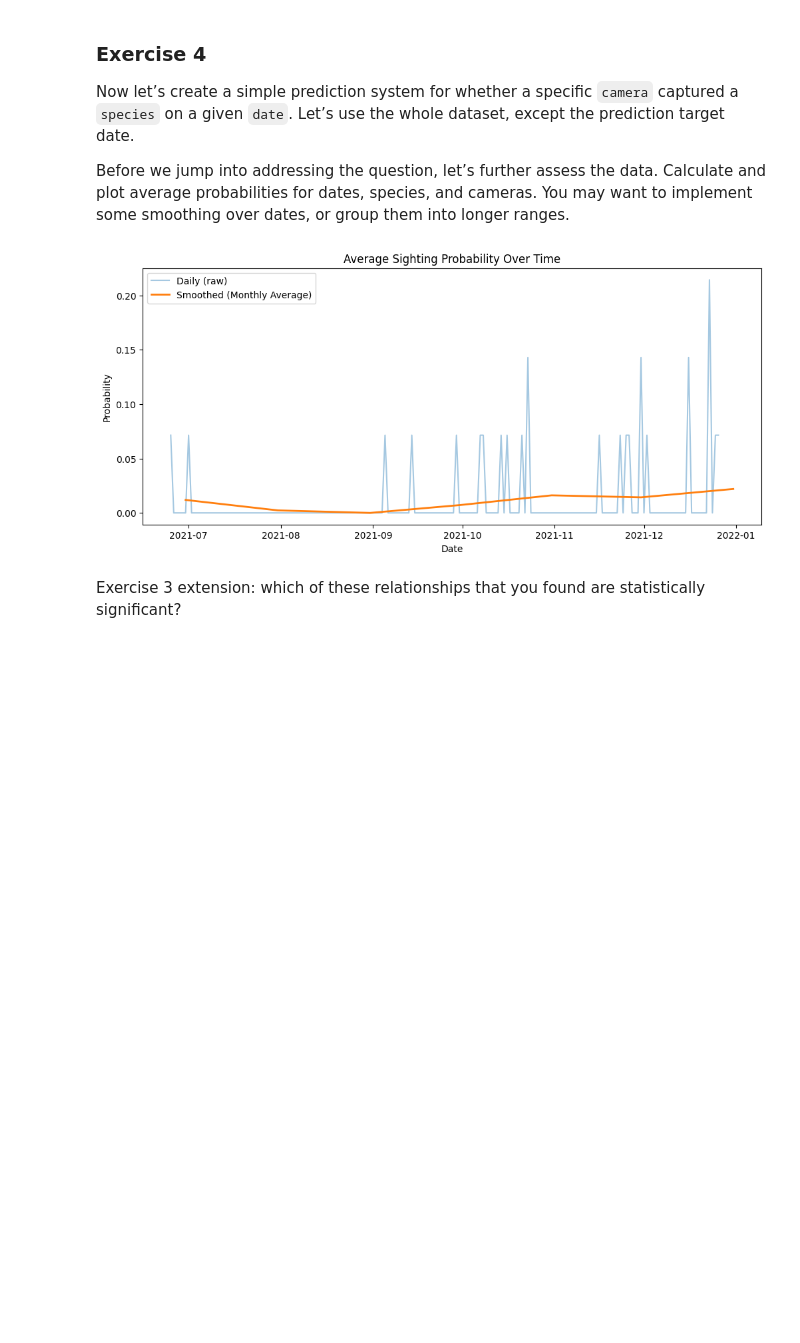
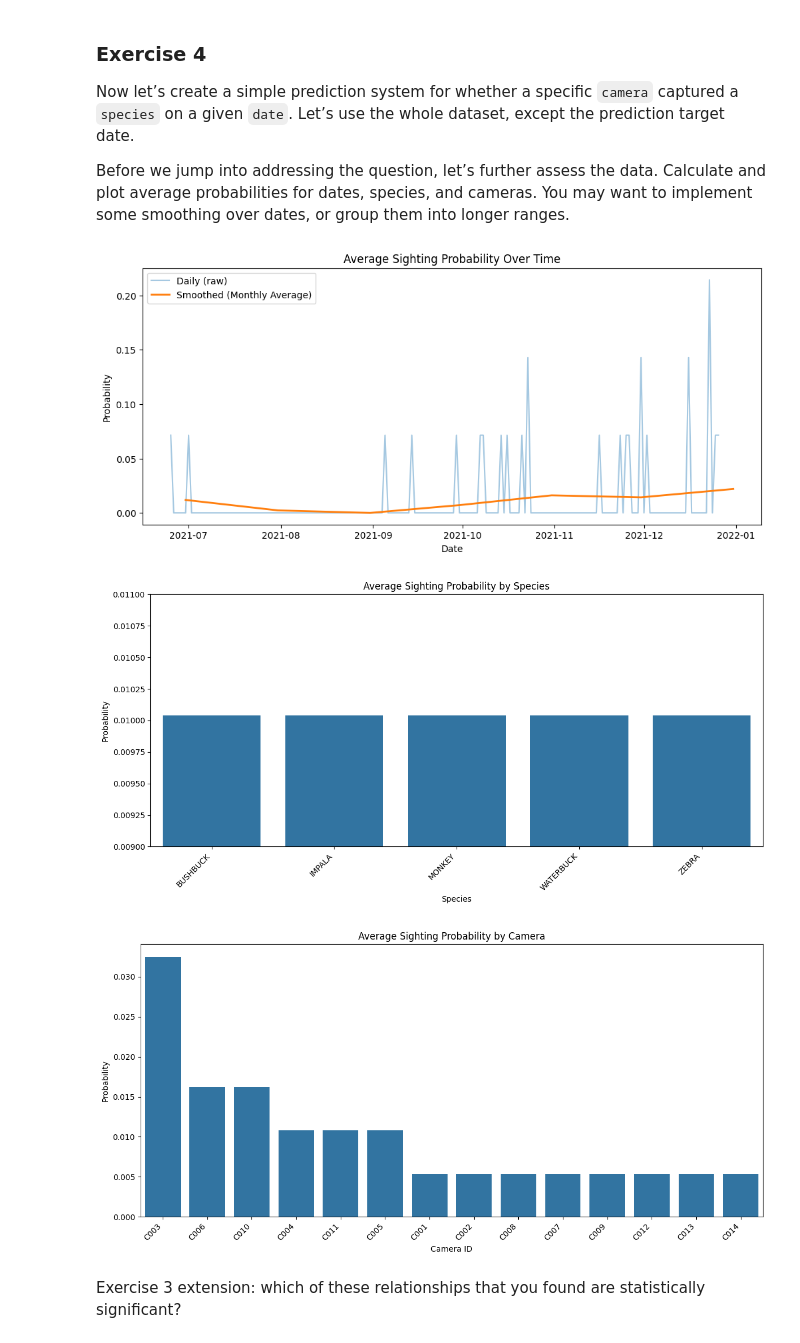
Before and after one commit to call493/MLFC, a Jupyter notebook: _notebooks/03-dataset-joining-practical.ipynb, the cells around one changed output. Cells and saved outputs as stored; diff of their text form; code cells hidden in the pictures; blank space fills up the shorter version.

Commit message:
Exercise 4 needs to have different chart for the probabilities of animal sightings

```diff
--- a/_notebooks/03-dataset-joining-practical.ipynb
+++ b/_notebooks/03-dataset-joining-practical.ipynb
@@ -413,29 +413,53 @@ them into longer ranges.
 # %%
 # Write your answer to Exercise 4 here
 import matplotlib.pyplot as plt
+import seaborn as sns
 
 if not isinstance(binary_df.index, (pd.DatetimeIndex, pd.PeriodIndex, pd.TimedeltaIndex)):
         df = binary_df.copy()
         df.index = pd.to_datetime(df.index, errors="coerce")
 df = df.sort_index()
 
 # raw daily mean across all (camera, species)
 avg_by_date_raw = df.mean(axis=1)
 
 
 # set and apply smooth frequency
 smooth_freq = "ME" # Monthly average, "YE" would be yearly
 avg_by_date_smooth = avg_by_date_raw.resample(smooth_freq).mean()
 
 # plot raw + smoothed
 plt.figure(figsize=(12, 5))
 plt.plot(avg_by_date_raw.index, avg_by_date_raw.values, alpha=0.4, label="Daily (raw)")
 plt.plot(avg_by_date_smooth.index, avg_by_date_smooth.values, linewidth=2, label=f"Smoothed (Monthly Average)")
 plt.title("Average Sighting Probability Over Time")
 plt.xlabel("Date"); plt.ylabel("Probability"); plt.legend()
 plt.show()
+
+#plot species averages
+species_avg = binary_df.mean(axis=0).groupby(level=1).mean().sort_values(ascending=False)
+plt.figure(figsize=(12, 6))
+sns.barplot(x=species_avg.index, y=species_avg.values)
+plt.title("Average Sighting Probability by Species")
+plt.xlabel("Species"); plt.ylabel("Probability")
+plt.xticks(rotation=45, ha="right")
+plt.ylim(0.009, 0.011) # Adjust y-axis limits to show the small differences
+plt.tight_layout()
+plt.show()
+
+#plot camera averages
+camera_avg = binary_df.mean(axis=0).groupby(level=0).mean().sort_values(ascending=False)
+plt.figure(figsize=(12, 6))
+sns.barplot(x=camera_avg.index, y=camera_avg.values)
+plt.title("Average Sighting Probability by Camera")
+plt.xlabel("Camera ID"); plt.ylabel("Probability")
+plt.xticks(rotation=45, ha="right")
+plt.tight_layout()
+plt.show()
 # %% [output]
 [figure]
+[figure, added]
+[figure, added]
 # %% [markdown]
 Exercise 3 extension: which of these relationships that you found are
 statistically significant?
```
